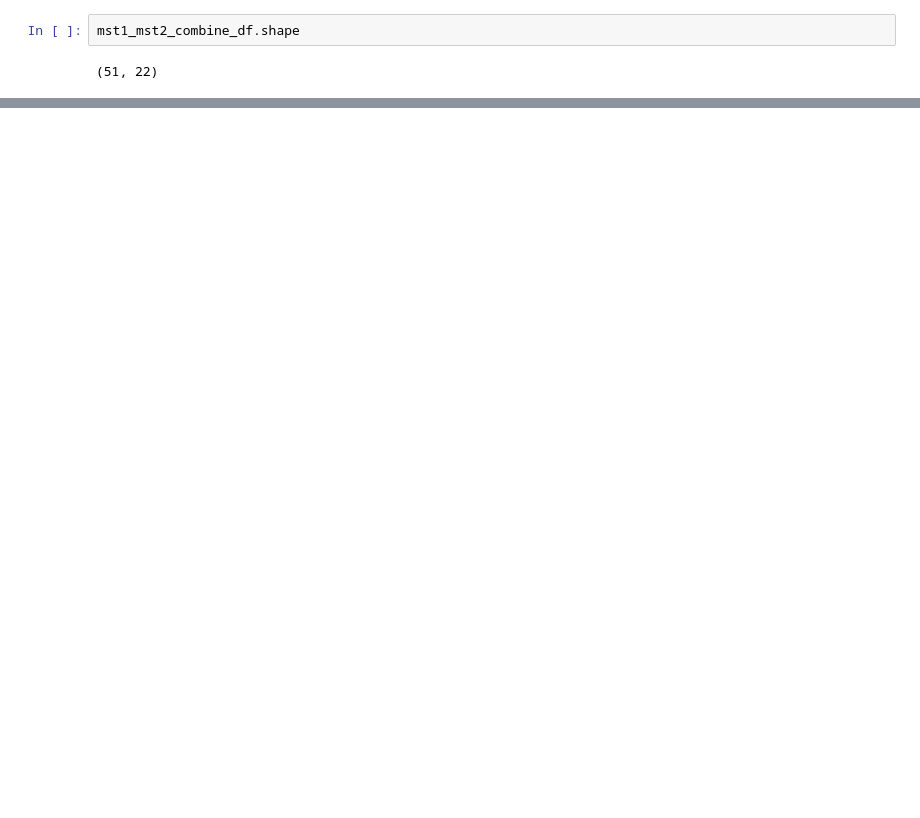
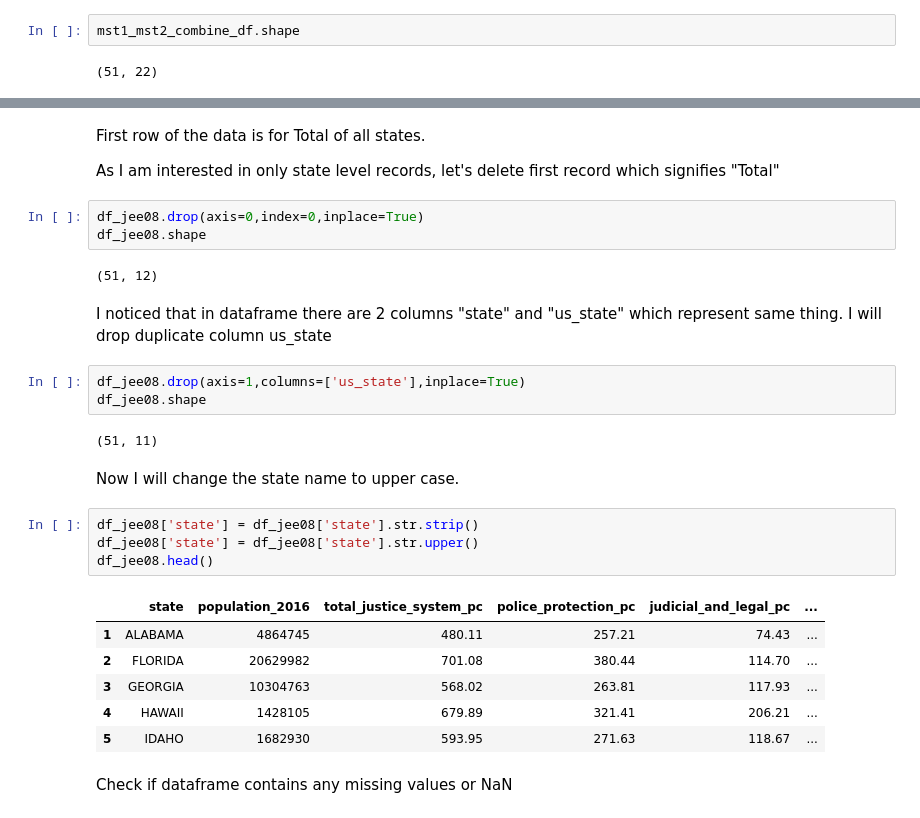
Before and after one commit to ninadcpa/DSC540, a Jupyter notebook: Final_Project.ipynb, the cells around one changed output, grey strips where cells are left out. Drawn from its saved outputs; the diff is of its cells as text; blank space fills up the shorter version.

```diff
--- a/Final_Project.ipynb
+++ b/Final_Project.ipynb
@@ -667,0 +716,31 @@ mst1_mst2_combine_df.shape
+# %% [markdown]
+First row of the data is for Total of all states.
+
+As I am interested in only state level records, let's delete first record which signifies "Total"
+# %%
+df_jee08.drop(axis=0,index=0,inplace=True)
+df_jee08.shape
+# %% [output]
+(51, 12)
+# %% [markdown]
+I noticed that in dataframe there are 2 columns "state" and "us_state" which represent same thing. I will drop duplicate column us_state
+# %%
+df_jee08.drop(axis=1,columns=['us_state'],inplace=True)
+df_jee08.shape
+# %% [output]
+(51, 11)
+# %% [markdown]
+Now I will change the state name to upper case.
+# %%
+df_jee08['state'] = df_jee08['state'].str.strip()
+df_jee08['state'] = df_jee08['state'].str.upper()
+df_jee08.head()
+# %% [output]
+|  | state | population_2016 | total_justice_system_pc | police_protection_pc | judicial_and_legal_pc | ... |
+| 1 | ALABAMA | 4864745 | 480.11 | 257.21 | 74.43 | ... |
+| 2 | FLORIDA | 20629982 | 701.08 | 380.44 | 114.70 | ... |
+| 3 | GEORGIA | 10304763 | 568.02 | 263.81 | 117.93 | ... |
+| 4 | HAWAII | 1428105 | 679.89 | 321.41 | 206.21 | ... |
+| 5 | IDAHO | 1682930 | 593.95 | 271.63 | 118.67 | ... |
+# %% [markdown]
+Check if dataframe contains any missing values or NaN
```
Also changed, not shown: parts of 7 cells of this notebook.
